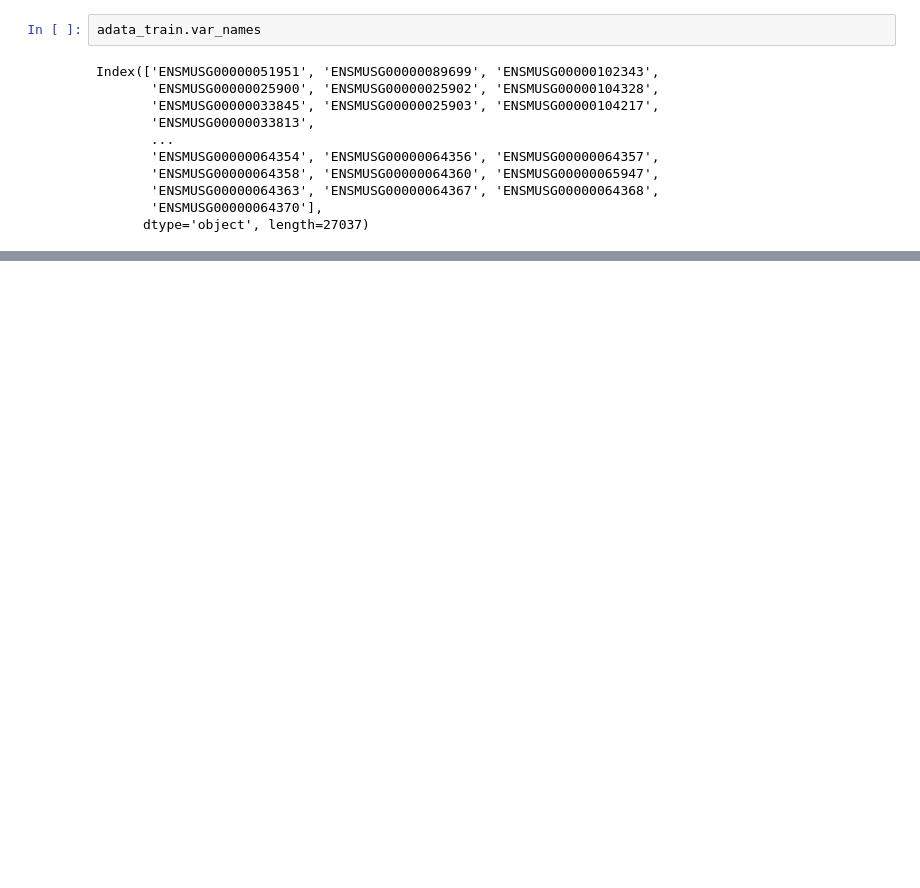
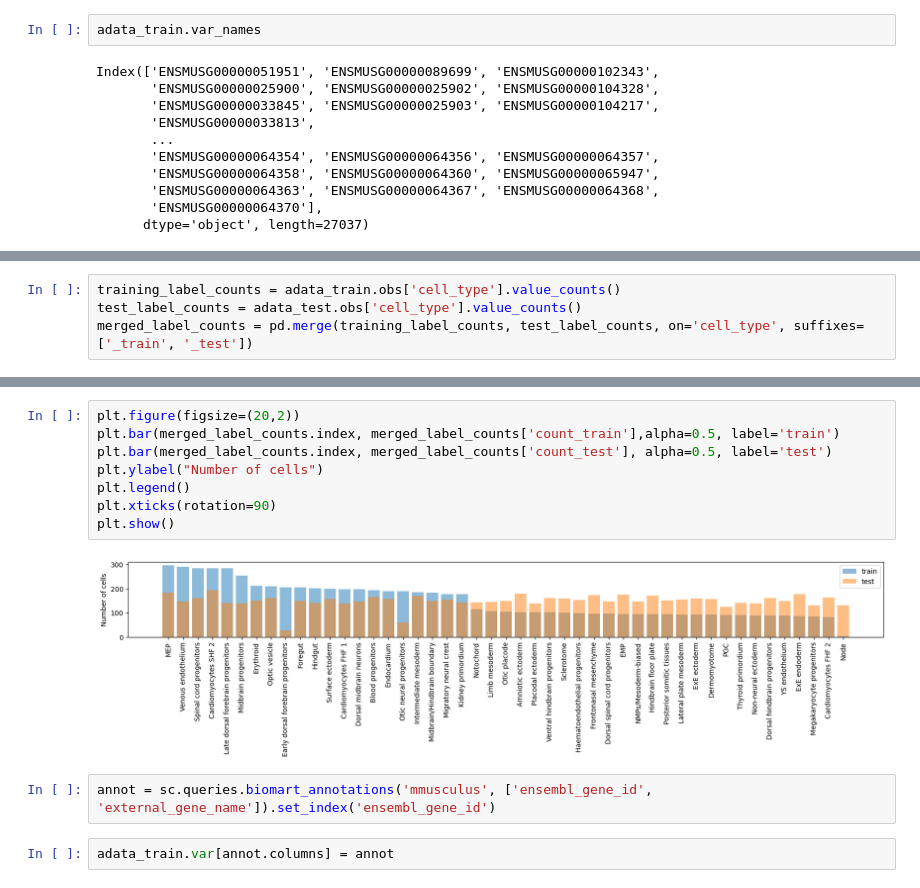
Before and after one commit to easwaranramamurthy/cell-type-classification, a Jupyter notebook: src/01_preprocess_sc_data.ipynb, the cells around one changed output, grey strips where cells are left out. Saved outputs shown, nothing was run; the diff lists cells and outputs as text; blank space fills up the shorter version.

```diff
--- a/src/01_preprocess_sc_data.ipynb
+++ b/src/01_preprocess_sc_data.ipynb
@@ -102,0 +44,4 @@ plt.show()
+# %%
+training_label_counts = adata_train.obs['cell_type'].value_counts()
+test_label_counts = adata_test.obs['cell_type'].value_counts()
+merged_label_counts = pd.merge(training_label_counts, test_label_counts, on='cell_type', suffixes=['_train', '_test'])
@@ -102,0 +71,14 @@ plt.show()
+# %%
+plt.figure(figsize=(20,2))
+plt.bar(merged_label_counts.index, merged_label_counts['count_train'],alpha=0.5, label='train')
+plt.bar(merged_label_counts.index, merged_label_counts['count_test'], alpha=0.5, label='test')
+plt.ylabel("Number of cells")
+plt.legend()
+plt.xticks(rotation=90)
+plt.show()
+# %% [output]
+[figure, added]
+# %%
+annot = sc.queries.biomart_annotations('mmusculus', ['ensembl_gene_id', 'external_gene_name']).set_index('ensembl_gene_id')
+# %%
+adata_train.var[annot.columns] = annot
```
Also changed, not shown: parts of 38 cells of this notebook.
